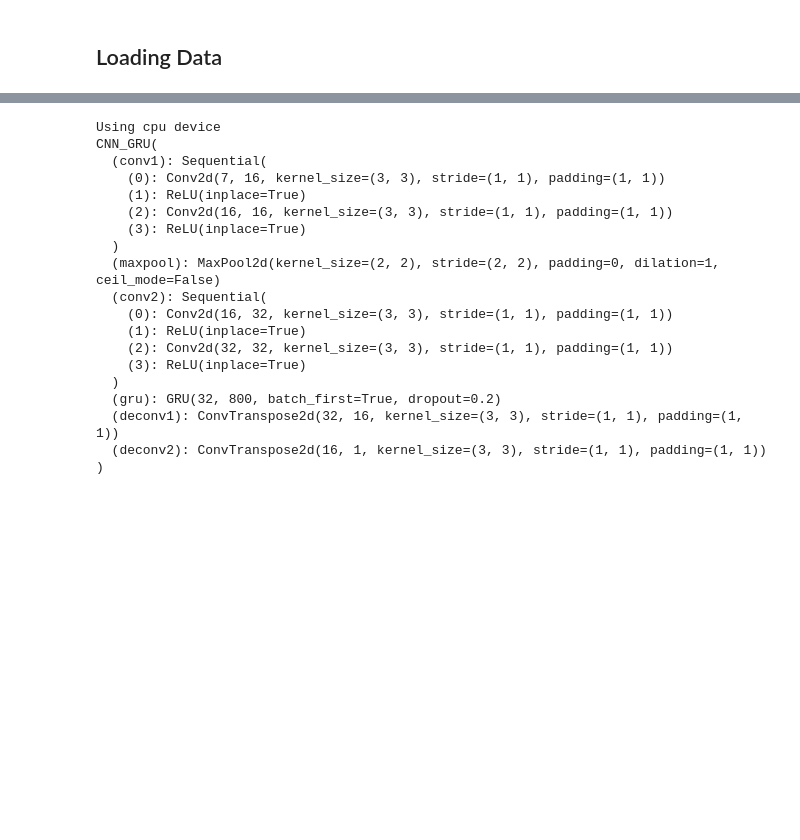
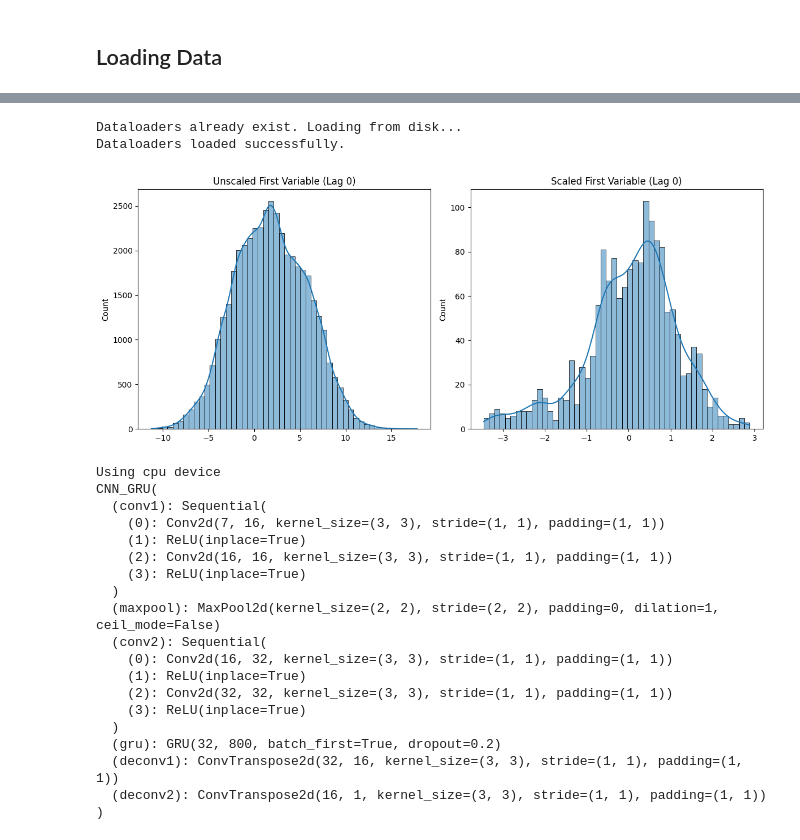
Before and after one commit to CarlaMailin/Predicting-the-Future---Machine-Learning-Weather-Prediction-Model, a Jupyter notebook: topics/training on wrong season - Peter/CNN GRU_2D_unifeature-unipred.ipynb, the cells around one changed output, grey strips where cells are left out. Drawn from its saved outputs; the diff is of its cells as text; code cells hidden in the pictures; blank space fills up the shorter version.

Commit message:
pipeline configrued, that one can now get seperate random train and test data generated

```diff
--- a/topics/training on wrong season - Peter/CNN GRU_2D_unifeature-unipred.ipynb
+++ b/topics/training on wrong season - Peter/CNN GRU_2D_unifeature-unipred.ipynb
@@ -299,3 +330,48 @@ y: (1245, 5, 5) <class 'numpy.ndarray'>
+# %%
+#if dataloaders are not already created, create them and save for later use
+folder_path = "../../../datasets/small_grid/dataloaders/"
+
+if not (os.path.exists(folder_path + "dataloader_train.pt") and os.path.exists(folder_path + "dataloader_val.pt") and os.path.exists(folder_path + "dataloader_test.pt")):
+    print("Dataloaders not found. Creating and saving dataloaders...")
+    batch_size=64
+    lag_selection=[0, 24, 48, 60, 66, 69, 71]
+    validate_ratio=0.20
+
+    pipeline= TimeseriesDatasetPipeline(ds, lag_selection=lag_selection, forecast_horizon=1, forecast_var=5)
+    dataloader_train,dataloader_val=pipeline.to_scaled_pytorch_train_test_dataloaders(batch_size=batch_size, test_size=validate_ratio, random_state=rSeed)
+
+    pipeline_test = TimeseriesDatasetPipeline(ds_test, lag_selection=lag_selection, forecast_horizon=1, forecast_var=5)
+    dataloader_test = pipeline_test.to_scaled_pytorch_dataloader(batch_size=batch_size, shuffle=False)
+
+    #saving dataloaders for later use
+    torch.save(dataloader_train, folder_path + "dataloader_train.pt")
+    torch.save(dataloader_val, folder_path + "dataloader_val.pt")
+    torch.save(dataloader_test, folder_path + "dataloader_test.pt")
+    print("dataloaders saved successfully.")
+
+else:
+    print("Dataloaders already exist. Loading from disk...")
+    dataloader_train = torch.load(folder_path + "dataloader_train.pt", weights_only=False)
+    dataloader_val = torch.load(folder_path + "dataloader_val.pt", weights_only=False)
+    dataloader_test = torch.load(folder_path + "dataloader_test.pt", weights_only=False)
+    print("Dataloaders loaded successfully.")
+# %% [output]
+Dataloaders already exist. Loading from disk...
+Dataloaders loaded successfully.
+# %%
+#Histogram of first variable scaled and unscaled for training dataloader
+X_train, _ = next(iter(dataloader_train))
+X_train_unscaled = pipeline.data
+plt.figure(figsize=(12, 5))
+plt.subplot(1, 2, 1)
+sns.histplot(X_train_unscaled[:, 0, 0, :].flatten(), bins=50, kde=True)
+plt.title("Unscaled First Variable (Lag 0)")
+plt.subplot(1, 2, 2)
+sns.histplot(X_train[:, 0, 0, :].flatten(), bins=50, kde=True)
+plt.title("Scaled First Variable (Lag 0)")
+plt.tight_layout()
+# %% [output]
+[figure, added]
 # %%
 device = torch.accelerator.current_accelerator().type if torch.accelerator.is_available() else "cpu"
 print(f"Using {device} device")
```
Also changed, not shown: parts of 11 cells of this notebook, 2 other files.
